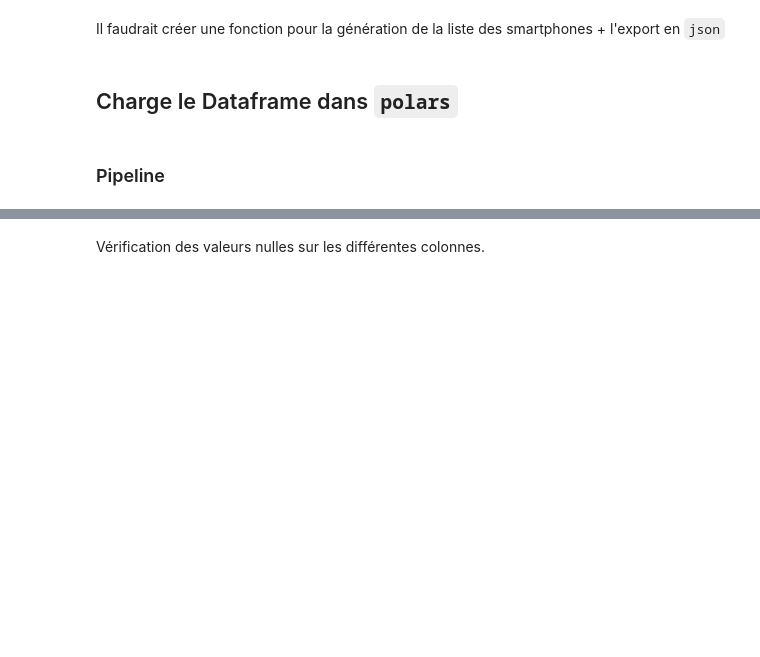
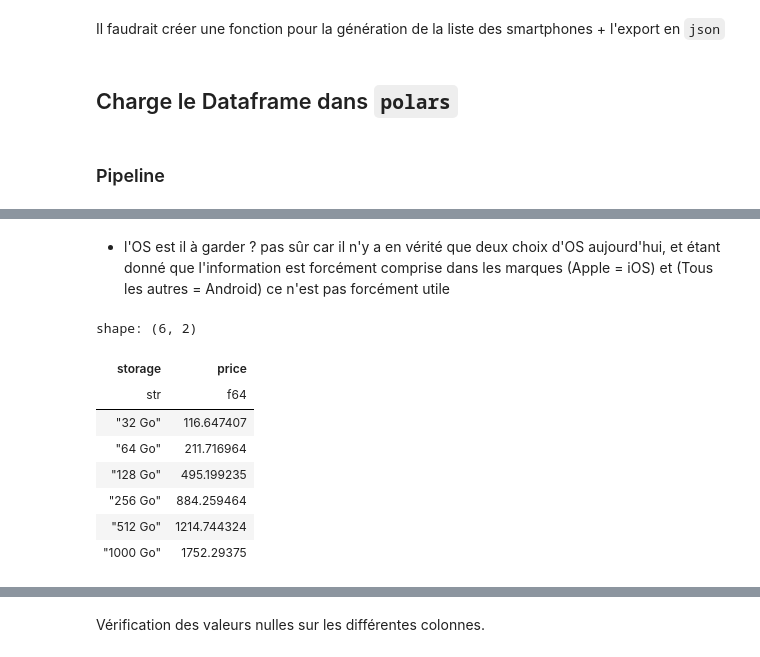
Before and after one commit to aybuke-b/3R, a Jupyter notebook: Web_Scraping/new_notebook.ipynb, the cells around one changed output, grey strips where cells are left out. Saved outputs shown, nothing was run; the diff lists cells and outputs as text; code cells hidden in the pictures; blank space fills up the shorter version.

```diff
--- a/Web_Scraping/new_notebook.ipynb
+++ b/Web_Scraping/new_notebook.ipynb
@@ -47,0 +99,14 @@ df = NordStream(df)
+# %% [markdown]
+- l'OS est il à garder ? pas sûr car il n'y a en vérité que deux choix d'OS aujourd'hui, et étant donné que l'information est forcément comprise dans les marques (Apple = iOS) et (Tous les autres = Android) ce n'est pas forcément utile
+# %%
+df.select("price", "storage").group_by("storage").mean().sort("price")
+# %% [output]
+shape: (6, 2)
+| storage | price |
+| str | f64 |
+| "32 Go" | 116.647407 |
+| "64 Go" | 211.716964 |
+| "128 Go" | 495.199235 |
+| "256 Go" | 884.259464 |
+| "512 Go" | 1214.744324 |
+| "1000 Go" | 1752.29375 |
```
Also changed, not shown: parts of 15 cells of this notebook, 3 other files.
